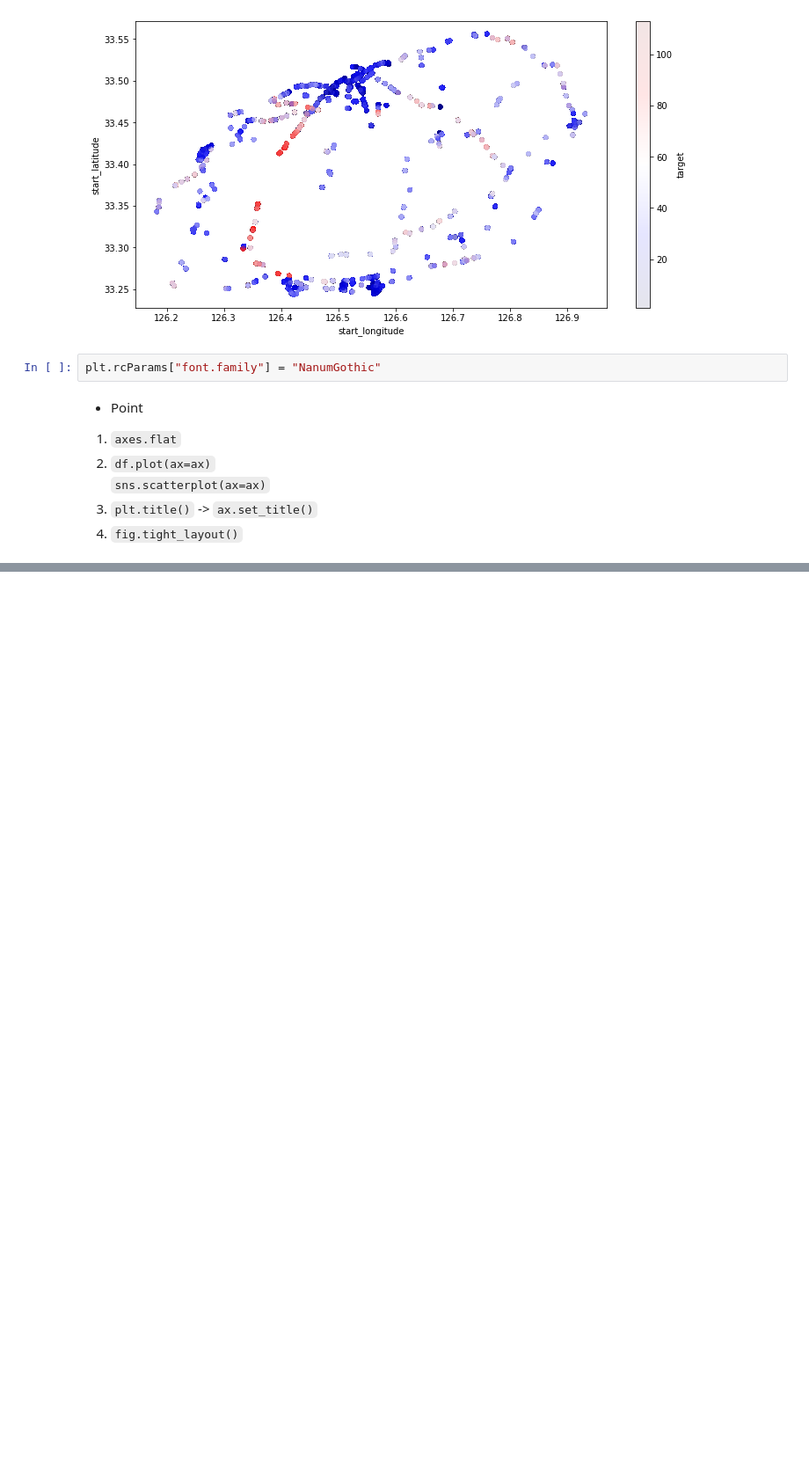
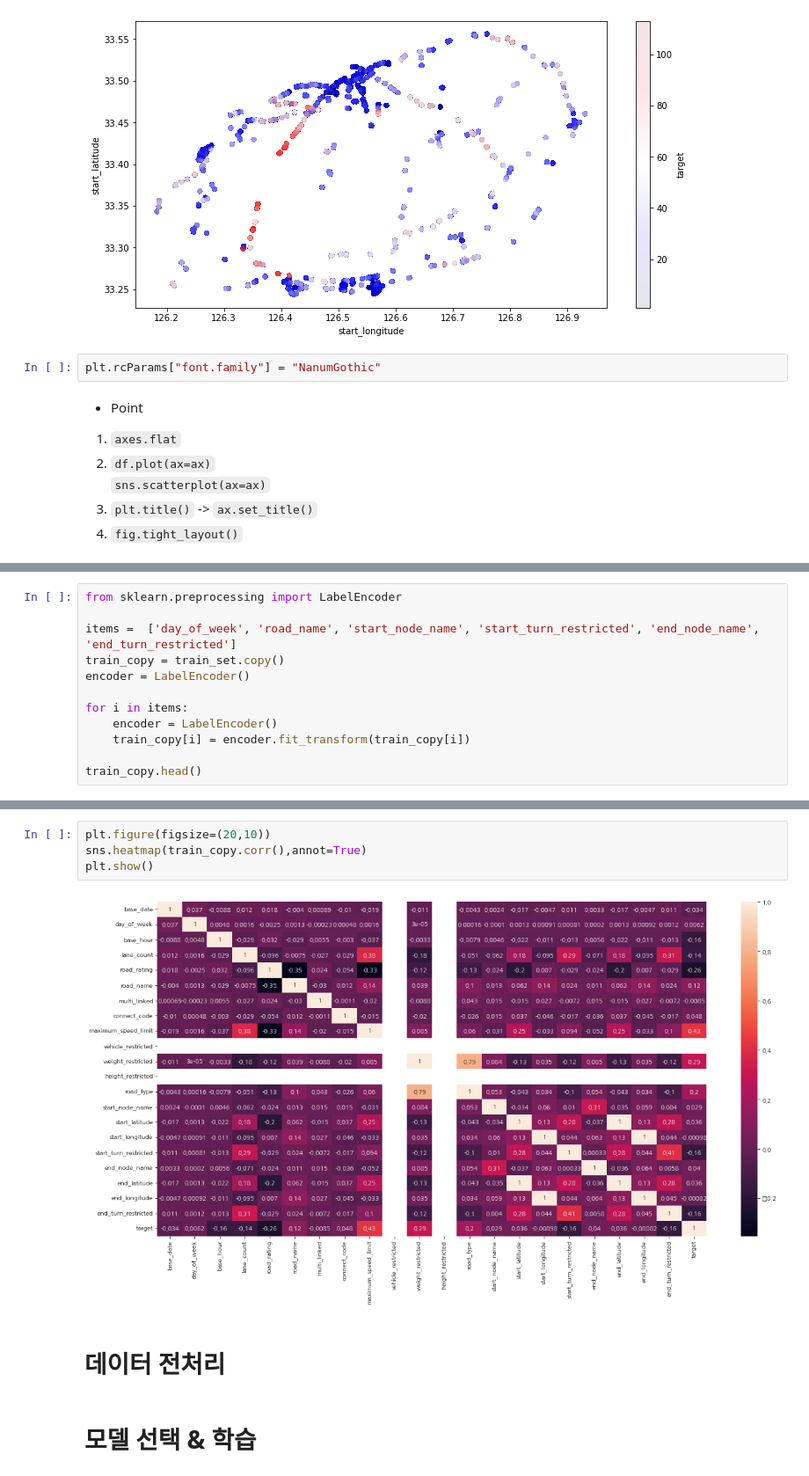
Before and after one commit to noodle-s/Jeju-road-traffic-prediction, a Jupyter notebook: EDA/EDA_yjw.ipynb, the cells around one changed output, grey strips where cells are left out. Shown at 88% size. Saved outputs shown, nothing was run; the diff lists cells and outputs as text; blank space fills up the shorter version.

```diff
--- a/EDA/EDA_yjw.ipynb
+++ b/EDA/EDA_yjw.ipynb
@@ -271,0 +365,12 @@ Wall time: 12.2 s
+# %%
+from sklearn.preprocessing import LabelEncoder
+
+items =  ['day_of_week', 'road_name', 'start_node_name', 'start_turn_restricted', 'end_node_name', 'end_turn_restricted']
+train_copy = train_set.copy()
+encoder = LabelEncoder()
+
+for i in items:
+    encoder = LabelEncoder()
+    train_copy[i] = encoder.fit_transform(train_copy[i])
+
+train_copy.head()
@@ -271,0 +384,10 @@ Wall time: 12.2 s
+# %%
+plt.figure(figsize=(20,10))
+sns.heatmap(train_copy.corr(),annot=True)
+plt.show()
+# %% [output]
+[figure, added]
+# %% [markdown]
+# 데이터 전처리
+# %% [markdown]
+# 모델 선택 & 학습
```
Also changed, not shown: parts of 12 cells of this notebook.
